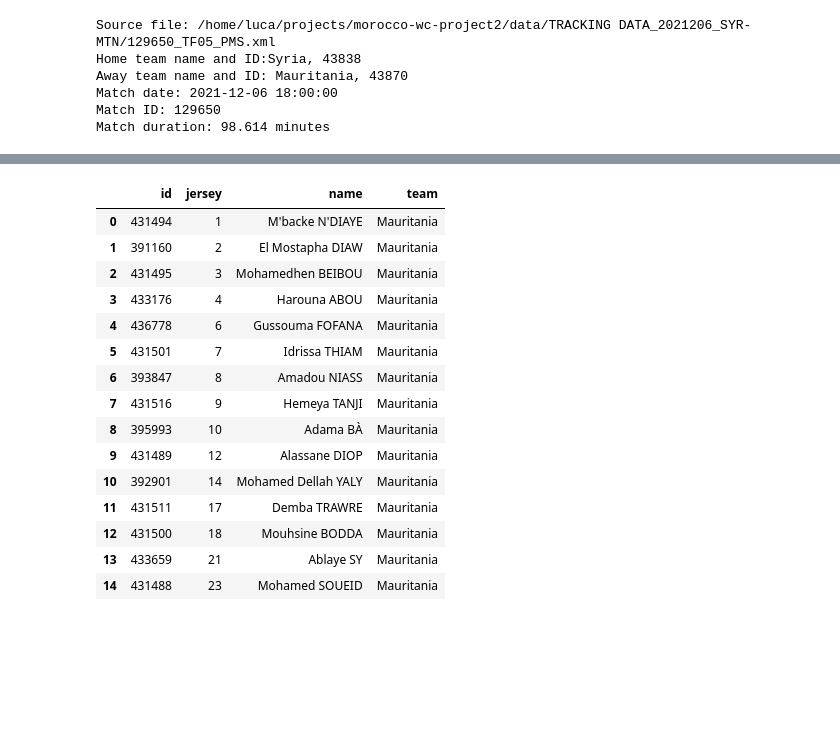
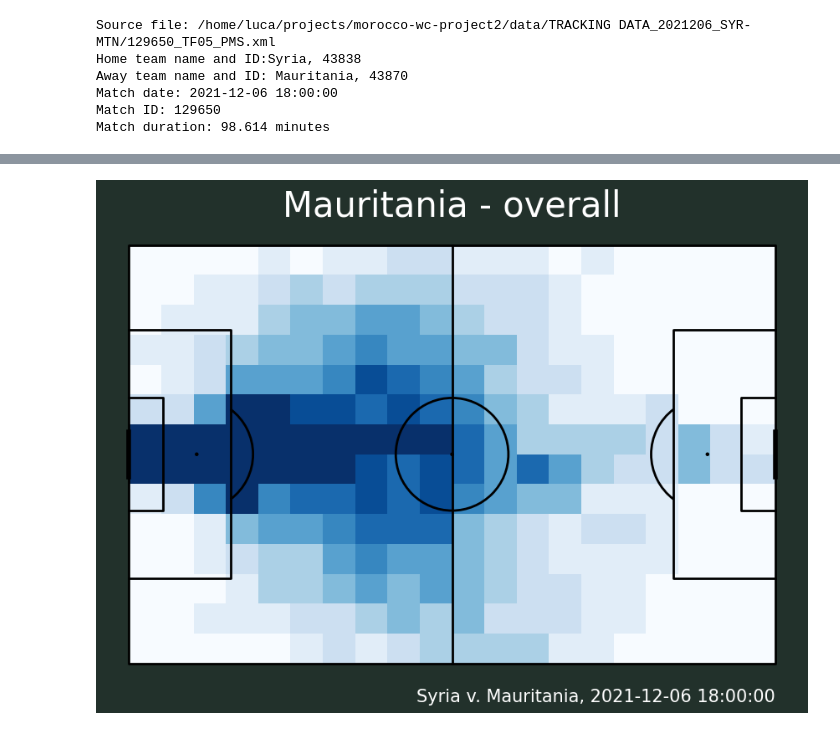
Before and after one commit to lucacazzanti/tfutils, a Jupyter notebook: notebooks/test_tfutils.ipynb, the cells around one changed output, grey strips where cells are left out. Saved outputs shown, nothing was run; the diff lists cells and outputs as text; code cells hidden in the pictures; blank space fills up the shorter version.

```diff
--- a/notebooks/test_tfutils.ipynb
+++ b/notebooks/test_tfutils.ipynb
@@ -48,19 +128,4 @@ params = source.team_heatmap('home')
 # %%
-source.get_team_players('Mauritania')
+p = source.team_heatmap('Mauritania')
 # %% [output]
-|  | id | jersey | name | team |
-| 0 | 431494 | 1 | M'backe N'DIAYE | Mauritania |
-| 1 | 391160 | 2 | El Mostapha DIAW | Mauritania |
-| 2 | 431495 | 3 | Mohamedhen BEIBOU | Mauritania |
-| 3 | 433176 | 4 | Harouna ABOU | Mauritania |
-| 4 | 436778 | 6 | Gussouma FOFANA | Mauritania |
-| 5 | 431501 | 7 | Idrissa THIAM | Mauritania |
-| 6 | 393847 | 8 | Amadou NIASS | Mauritania |
-| 7 | 431516 | 9 | Hemeya TANJI | Mauritania |
-| 8 | 395993 | 10 | Adama BÀ | Mauritania |
-| 9 | 431489 | 12 | Alassane DIOP | Mauritania |
-| 10 | 392901 | 14 | Mohamed Dellah YALY | Mauritania |
-| 11 | 431511 | 17 | Demba TRAWRE | Mauritania |
-| 12 | 431500 | 18 | Mouhsine BODDA | Mauritania |
-| 13 | 433659 | 21 | Ablaye SY | Mauritania |
-| 14 | 431488 | 23 | Mohamed SOUEID | Mauritania |
+[figure, added]
```
Also changed, not shown: parts of 20 cells of this notebook, 4 other files.
